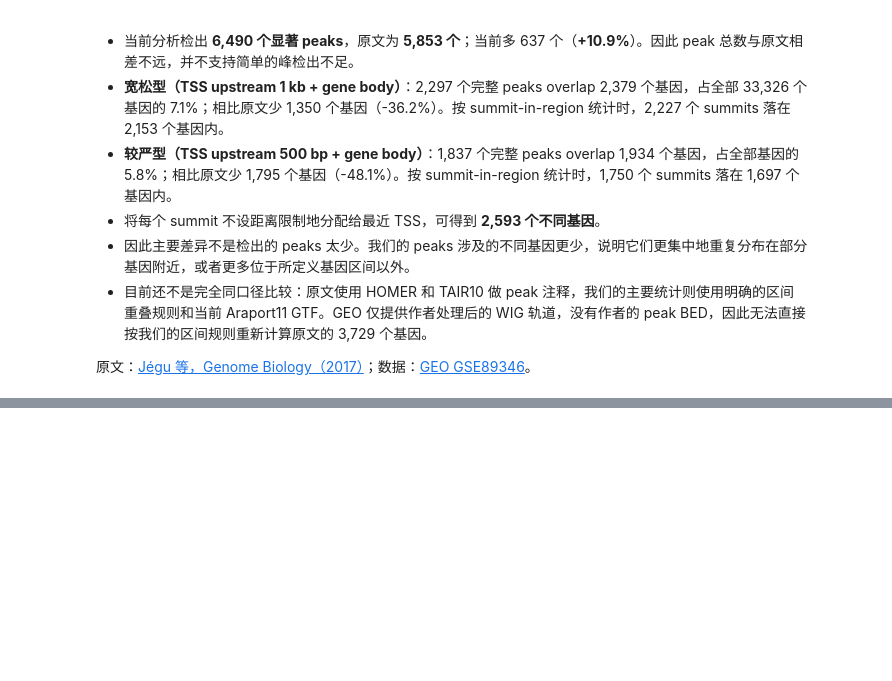
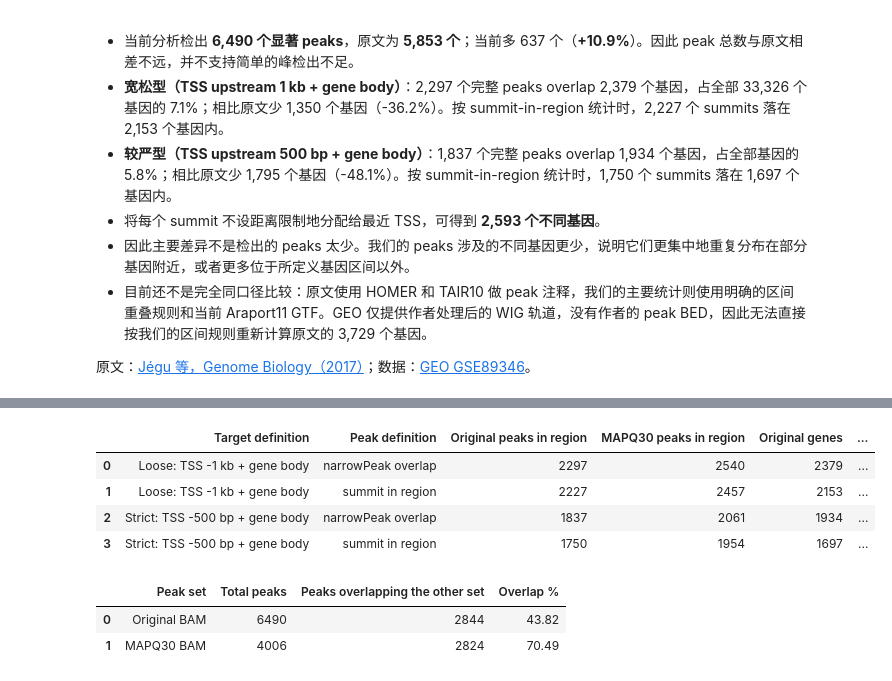
Before and after one commit to pengyfCR7/BAF60_ChIPseq_downstream_analyse_notebooks, a Jupyter notebook: inspect_BAF60_matrix.ipynb, the cells around one changed output, grey strips where cells are left out. Saved outputs shown, nothing was run; the diff lists cells and outputs as text; code cells hidden in the pictures; blank space fills up the shorter version.

```diff
--- a/inspect_BAF60_matrix.ipynb
+++ b/inspect_BAF60_matrix.ipynb
@@ -300,0 +388,61 @@ print(f'较严型完整 peak 涉及基因数相对原文：{strict_peak_genes -
+# %%
+def overlap_members(regions, target_regions):
+    hit_genes, hit_regions = set(), set()
+    for chrom, chrom_genes in target_regions.groupby('chrom'):
+        chrom_regions = regions[regions['chrom'] == chrom].sort_values('start')
+        starts = chrom_regions['start'].to_numpy()
+        ends = chrom_regions['end'].to_numpy()
+        indices = chrom_regions.index.to_numpy()
+        for gene in chrom_genes.itertuples():
+            stop = np.searchsorted(starts, gene.region_end)
+            overlaps = indices[:stop][ends[:stop] > gene.region_start]
+            if len(overlaps):
+                hit_genes.add(gene.gene_id)
+                hit_regions.update(overlaps)
+    return hit_regions, hit_genes
+
+target_rows = []
+for definition, target_regions in [('Loose: TSS -1 kb + gene body', loose_regions),
+                                   ('Strict: TSS -500 bp + gene body', strict_regions)]:
+    for region_type, original_regions, mapq30_regions in [
+        ('narrowPeak overlap', peaks, filtered_peaks),
+        ('summit in region', summits, filtered_summits)]:
+        original_hits, original_genes = overlap_members(original_regions, target_regions)
+        mapq30_hits, mapq30_genes = overlap_members(mapq30_regions, target_regions)
+        target_rows.append([definition, region_type, len(original_hits), len(mapq30_hits),
+                            len(original_genes), len(mapq30_genes), len(original_genes & mapq30_genes),
+                            len(original_genes - mapq30_genes), len(mapq30_genes - original_genes)])
+target_comparison = pd.DataFrame(target_rows, columns=[
+    'Target definition', 'Peak definition', 'Original peaks in region', 'MAPQ30 peaks in region',
+    'Original genes', 'MAPQ30 genes', 'Shared genes', 'Original-only genes', 'MAPQ30-only genes'])
+display(target_comparison)
+
+def interval_overlap_mask(query, reference):
+    result = pd.Series(False, index=query.index)
+    for chrom, group in query.groupby('chrom'):
+        ref = reference[reference['chrom'] == chrom].sort_values('start')
+        ref_starts, ref_ends = ref['start'].to_numpy(), ref['end'].to_numpy()
+        for row in group.itertuples():
+            stop = np.searchsorted(ref_starts, row.end)
+            result.loc[row.Index] = np.any(ref_ends[:stop] > row.start)
+    return result
+
+original_overlap = interval_overlap_mask(peaks, filtered_peaks)
+filtered_overlap = interval_overlap_mask(filtered_peaks, peaks)
+peak_set_overlap = pd.DataFrame({
+    'Peak set': ['Original BAM', 'MAPQ30 BAM'],
+    'Total peaks': [len(peaks), len(filtered_peaks)],
+    'Peaks overlapping the other set': [original_overlap.sum(), filtered_overlap.sum()]
+})
+peak_set_overlap['Overlap %'] = (peak_set_overlap['Peaks overlapping the other set'] /
+                                 peak_set_overlap['Total peaks'] * 100)
+display(peak_set_overlap.round(2))
+# %% [output]
+|  | Target definition | Peak definition | Original peaks in region | MAPQ30 peaks in region | Original genes | ... |
+| 0 | Loose: TSS -1 kb + gene body | narrowPeak overlap | 2297 | 2540 | 2379 | ... |
+| 1 | Loose: TSS -1 kb + gene body | summit in region | 2227 | 2457 | 2153 | ... |
+| 2 | Strict: TSS -500 bp + gene body | narrowPeak overlap | 1837 | 2061 | 1934 | ... |
+| 3 | Strict: TSS -500 bp + gene body | summit in region | 1750 | 1954 | 1697 | ... |
+|  | Peak set | Total peaks | Peaks overlapping the other set | Overlap % |
+| 0 | Original BAM | 6490 | 2844 | 43.82 |
+| 1 | MAPQ30 BAM | 4006 | 2824 | 70.49 |
```
Also changed, not shown: parts of 4 cells of this notebook.
